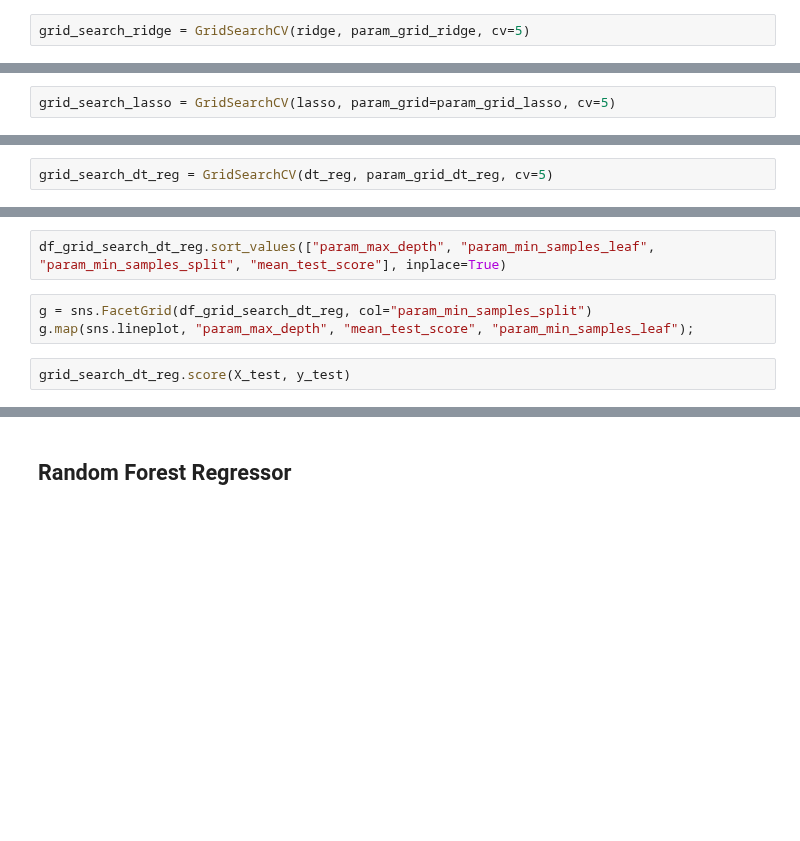
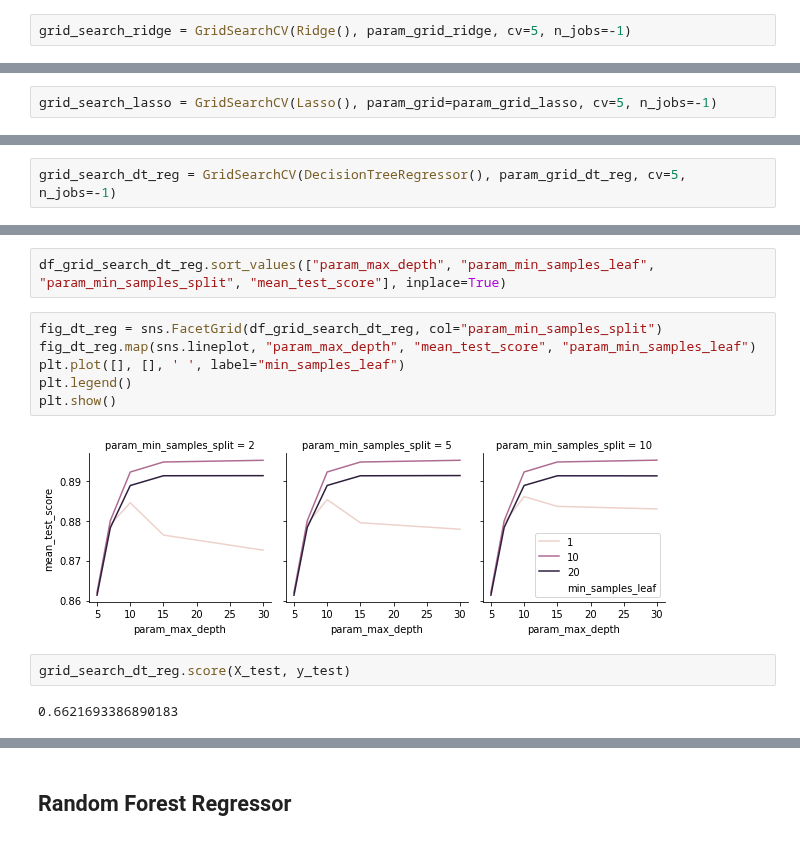
Before and after one commit to prompath/kaggle-electric-motor, a Jupyter notebook: tuning-key.ipynb, the cells around one changed output, grey strips where cells are left out. Drawn from its saved outputs; the diff is of its cells as text; blank space fills up the shorter version.

```diff
--- a/tuning-key.ipynb
+++ b/tuning-key.ipynb
@@ -61,6 +63,6 @@ param_grid_ridge = {
     "solver": ["cholesky", "saga"]
 }
 # %%
-grid_search_ridge = GridSearchCV(ridge, param_grid_ridge, cv=5)
+grid_search_ridge = GridSearchCV(Ridge(), param_grid_ridge, cv=5, n_jobs=-1)
 # %%
 grid_search_ridge.fit(X_train_scaled, y_train)
@@ -91,6 +131,6 @@ param_grid_lasso = {
     "alpha": [0.01, 0.2, 0.4, 0.6, 0.8, 1]
 }
 # %%
-grid_search_lasso = GridSearchCV(lasso, param_grid=param_grid_lasso, cv=5)
+grid_search_lasso = GridSearchCV(Lasso(), param_grid=param_grid_lasso, cv=5, n_jobs=-1)
 # %%
 grid_search_lasso.fit(X_train_scaled, y_train)
@@ -123,6 +200,6 @@ param_grid_dt_reg = {
     "min_samples_leaf": [1, 10, 20],
 }
 # %%
-grid_search_dt_reg = GridSearchCV(dt_reg, param_grid_dt_reg, cv=5)
+grid_search_dt_reg = GridSearchCV(DecisionTreeRegressor(), param_grid_dt_reg, cv=5, n_jobs=-1)
 # %%
 grid_search_dt_reg.fit(X_train, y_train)
@@ -136,9 +245,16 @@ df_grid_search_dt_reg.head(5)
 # %%
 df_grid_search_dt_reg.sort_values(["param_max_depth", "param_min_samples_leaf", "param_min_samples_split", "mean_test_score"], inplace=True)
 # %%
-g = sns.FacetGrid(df_grid_search_dt_reg, col="param_min_samples_split")
-g.map(sns.lineplot, "param_max_depth", "mean_test_score", "param_min_samples_leaf");
+fig_dt_reg = sns.FacetGrid(df_grid_search_dt_reg, col="param_min_samples_split")
+fig_dt_reg.map(sns.lineplot, "param_max_depth", "mean_test_score", "param_min_samples_leaf")
+plt.plot([], [], ' ', label="min_samples_leaf")
+plt.legend()
+plt.show()
+# %% [output]
+[figure, added]
 # %%
 grid_search_dt_reg.score(X_test, y_test)
+# %% [output]
+0.6621693386890183
 # %%
 plot_test(grid_search_dt_reg, X_test, y_test)
```
Also changed, not shown: parts of 78 cells of this notebook.
